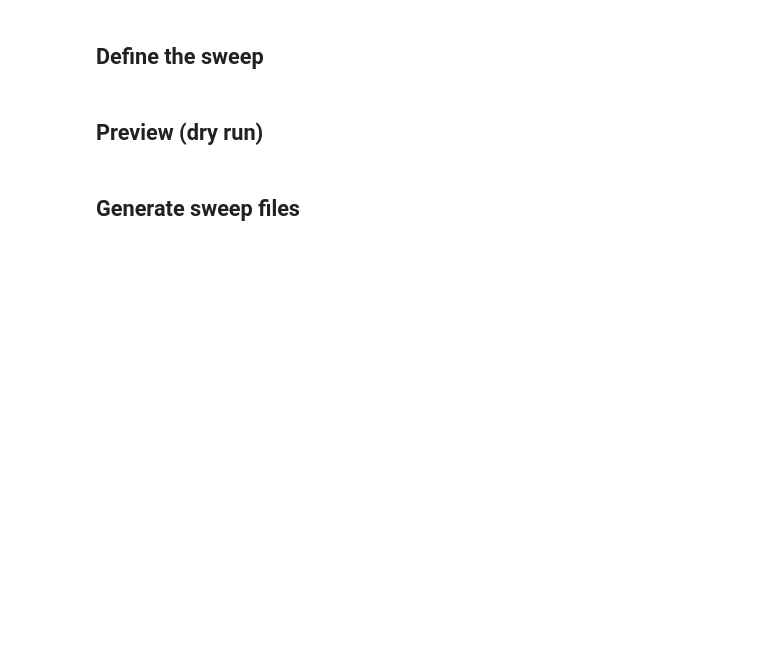
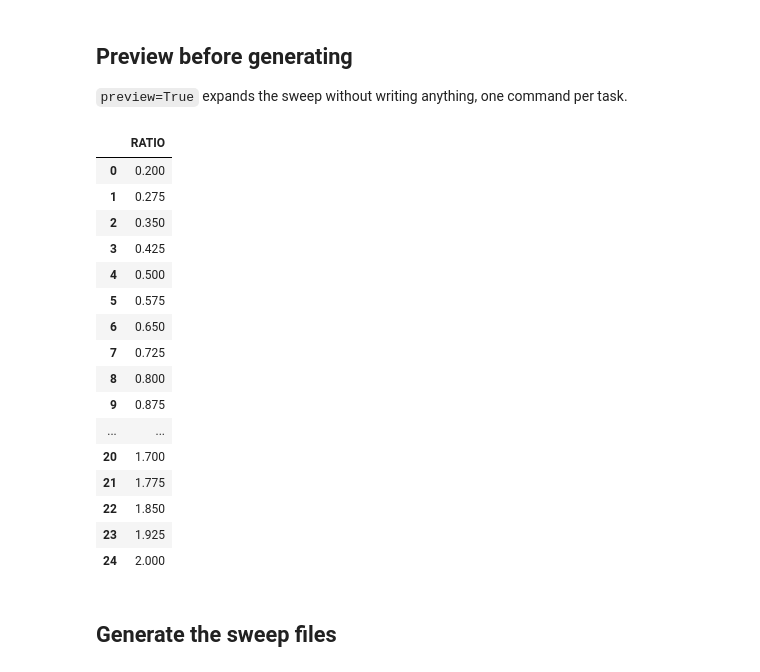
Before and after one commit to DesignSafe-CI/dapi, a Jupyter notebook: examples/pylauncher/pylauncher_sweep.ipynb, the cells around one changed output. Saved outputs shown, nothing was run; the diff lists cells and outputs as text; code cells hidden in the pictures; blank space fills up the shorter version.

```diff
--- a/examples/pylauncher/pylauncher_sweep.ipynb
+++ b/examples/pylauncher/pylauncher_sweep.ipynb
@@ -62,2 +92,32 @@ print(f"Wrote {input_dir}/simulate.py")
+# %%
+sweep = {
+    "RATIO": [round(0.2 + 0.075 * i, 3) for i in range(25)],
+}
+
+command = "python3 oscillator.py --ratio RATIO --output out_RATIO"
+# %% [markdown]
+## Preview before generating
+
+`preview=True` expands the sweep without writing anything, one command per task.
+# %%
+ds.jobs.parametric_sweep.generate(command, sweep, preview=True)
+# %% [output]
+|  | RATIO |
+| 0 | 0.200 |
+| 1 | 0.275 |
+| 2 | 0.350 |
+| 3 | 0.425 |
+| 4 | 0.500 |
+| 5 | 0.575 |
+| 6 | 0.650 |
+| 7 | 0.725 |
+| 8 | 0.800 |
+| 9 | 0.875 |
+| ... | ... |
+| 20 | 1.700 |
+| 21 | 1.775 |
+| 22 | 1.850 |
+| 23 | 1.925 |
+| 24 | 2.000 |
 # %% [markdown]
-## Define the sweep
+## Generate the sweep files
@@ -69,2 +123,0 @@ sweep = {
-# %% [markdown]
-## Preview (dry run)
@@ -77,2 +123,0 @@ ds.jobs.parametric_sweep.generate(
-# %% [markdown]
-## Generate sweep files
```
Also changed, not shown: parts of 20 cells of this notebook, 5 other files.
